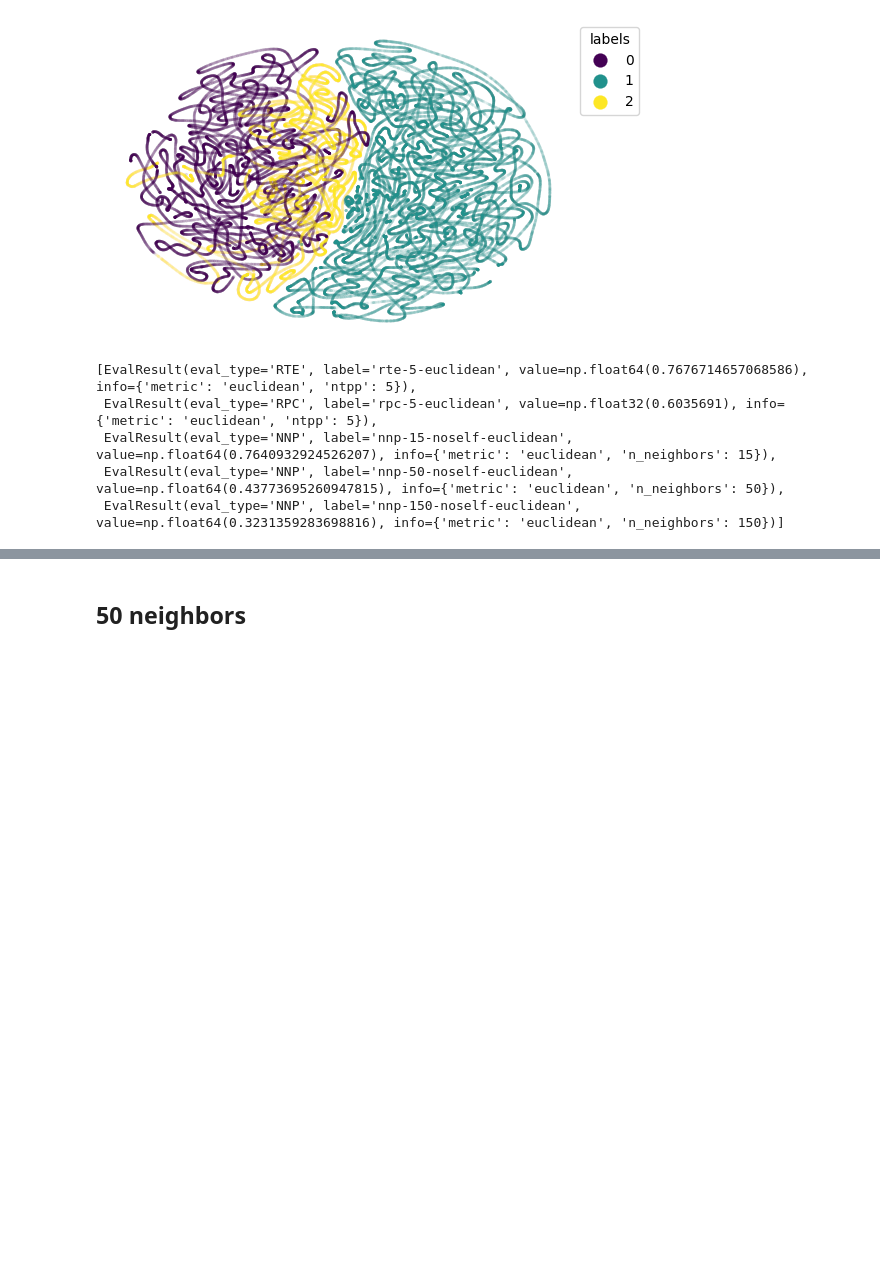
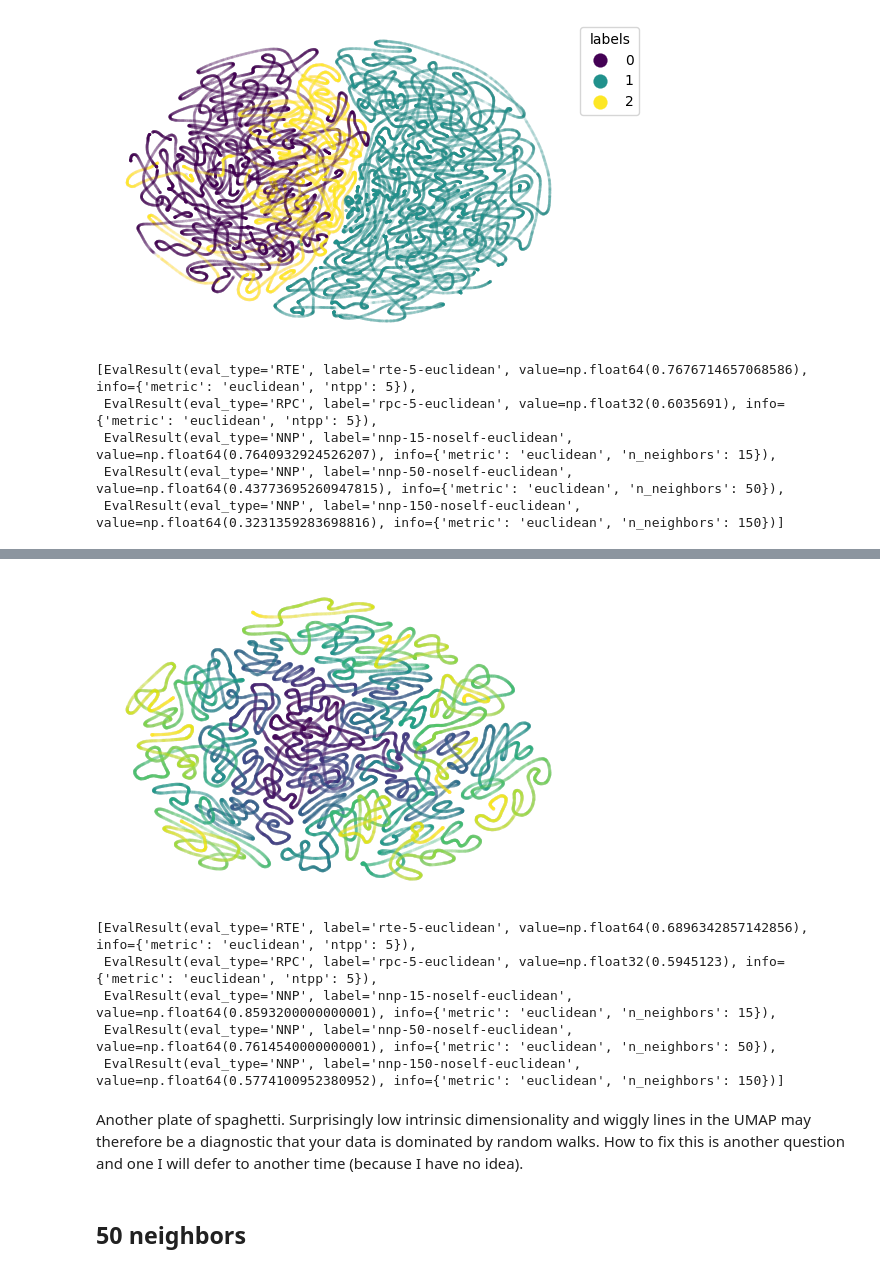
Before and after one commit to jlmelville/drnb, a Jupyter notebook: notebooks/hubness.ipynb, the cells around one changed output, grey strips where cells are left out. Cells and saved outputs as stored; diff of their text form; code cells hidden in the pictures; blank space fills up the shorter version.

```diff
--- a/notebooks/hubness.ipynb
+++ b/notebooks/hubness.ipynb
@@ -296,3 +305,18 @@ pl.standard_eval(
+# %%
+pl.standard_eval(
+    pl.embedder("umap", params=dict(n_neighbors=15, init="pca")), dataset="randomwalks"
+)
+# %% [output]
+[figure, added]
+[EvalResult(eval_type='RTE', label='rte-5-euclidean', value=np.float64(0.6896342857142856), info={'metric': 'euclidean', 'ntpp': 5}),
+ EvalResult(eval_type='RPC', label='rpc-5-euclidean', value=np.float32(0.5945123), info={'metric': 'euclidean', 'ntpp': 5}),
+ EvalResult(eval_type='NNP', label='nnp-15-noself-euclidean', value=np.float64(0.8593200000000001), info={'metric': 'euclidean', 'n_neighbors': 15}),
+ EvalResult(eval_type='NNP', label='nnp-50-noself-euclidean', value=np.float64(0.7614540000000001), info={'metric': 'euclidean', 'n_neighbors': 50}),
+ EvalResult(eval_type='NNP', label='nnp-150-noself-euclidean', value=np.float64(0.5774100952380952), info={'metric': 'euclidean', 'n_neighbors': 150})]
+# %% [markdown]
+Another plate of spaghetti. Surprisingly low intrinsic dimensionality and wiggly lines in the UMAP
+may therefore be a diagnostic that your data is dominated by random walks. How to fix this is
+another question and one I will defer to another time (because I have no idea).
 # %% [markdown]
 ## 50 neighbors
 # %%
```
Also changed, not shown: parts of 2 cells of this notebook.
